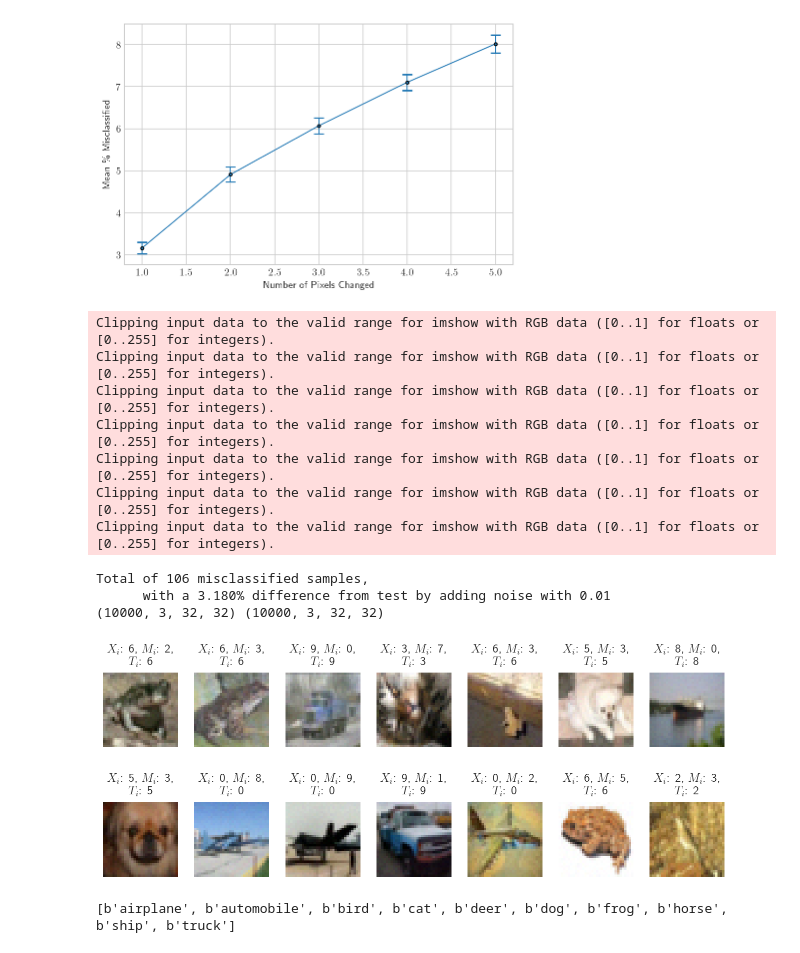
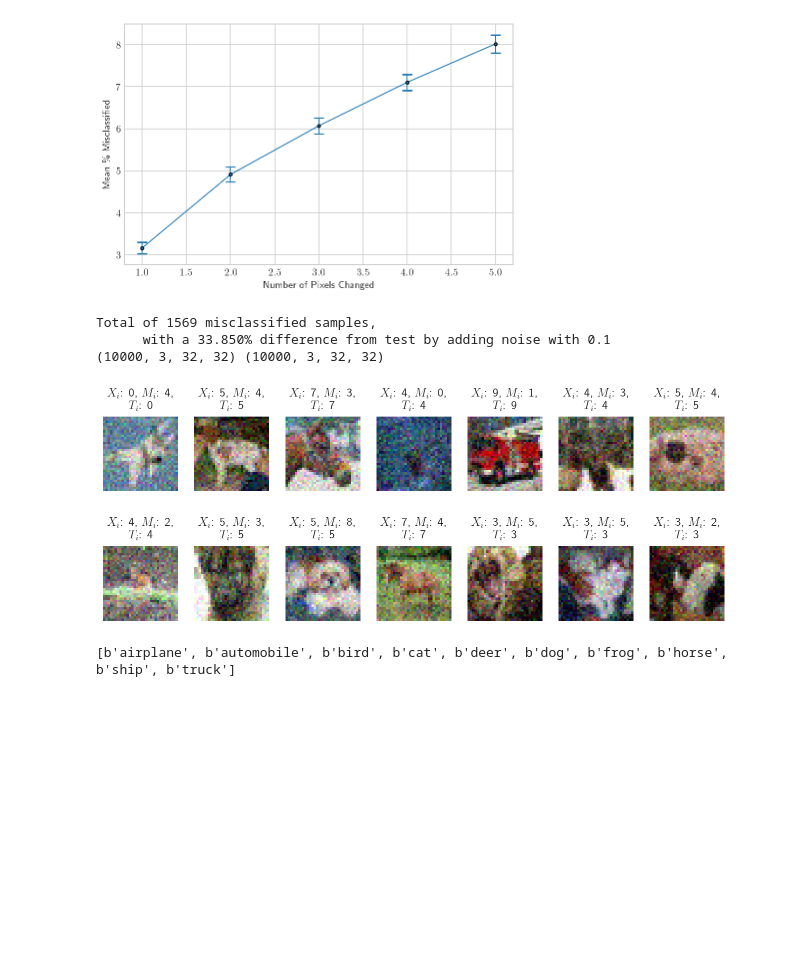
Before and after one commit to stockeh/augmented-image-classification, a Jupyter notebook: notebooks/Dolan-Noise.ipynb, the cells around one changed output. Saved outputs shown, nothing was run; the diff lists cells and outputs as text; code cells hidden in the pictures; blank space fills up the shorter version.

```diff
--- a/notebooks/Dolan-Noise.ipynb
+++ b/notebooks/Dolan-Noise.ipynb
@@ -175,27 +173,20 @@ Total of 114 misclassified samples,
 [b'airplane', b'automobile', b'bird', b'cat', b'deer', b'dog', b'frog', b'horse', b'ship', b'truck']
 [figure]
 # %%
-noise_variance = 0.01
+noise_variance = 0.1
 Xcopy = per.add_image_noise(Xtest, noise_variance)
 diff_index, percent_diff = per.classified_diff(nnet, Xtest, Xcopy, Ttest)
 print(f'''Total of {len(diff_index)} misclassified samples,
       with a {percent_diff:.3f}% difference from test by adding noise with {noise_variance}''')
 per.imshow(nnet, Xtest, Xcopy, Ttest, diff_index, model='CIFAR',
            name='media/cifar_example_1var_noise.pdf')
 print(class_names)
 # %% [output]
-Clipping input data to the valid range for imshow with RGB data ([0..1] for floats or [0..255] for integers).
-Clipping input data to the valid range for imshow with RGB data ([0..1] for floats or [0..255] for integers).
-Clipping input data to the valid range for imshow with RGB data ([0..1] for floats or [0..255] for integers).
-Clipping input data to the valid range for imshow with RGB data ([0..1] for floats or [0..255] for integers).
-Clipping input data to the valid range for imshow with RGB data ([0..1] for floats or [0..255] for integers).
-Clipping input data to the valid range for imshow with RGB data ([0..1] for floats or [0..255] for integers).
-Clipping input data to the valid range for imshow with RGB data ([0..1] for floats or [0..255] for integers).
+Total of 1569 misclassified samples,
+      with a 33.850% difference from test by adding noise with 0.1
+(10000, 3, 32, 32) (10000, 3, 32, 32)
+[figure, new version]
-Total of 106 misclassified samples,
-      with a 3.180% difference from test by adding noise with 0.01
-(10000, 3, 32, 32) (10000, 3, 32, 32)
+[b'airplane', b'automobile', b'bird', b'cat', b'deer', b'dog', b'frog', b'horse', b'ship', b'truck']
-[figure, old version]
-[b'airplane', b'automobile', b'bird', b'cat', b'deer', b'dog', b'frog', b'horse', b'ship', b'truck']
 # %%
 index = 1675
 augmented = []
```
Also changed, not shown: parts of 13 cells of this notebook.
